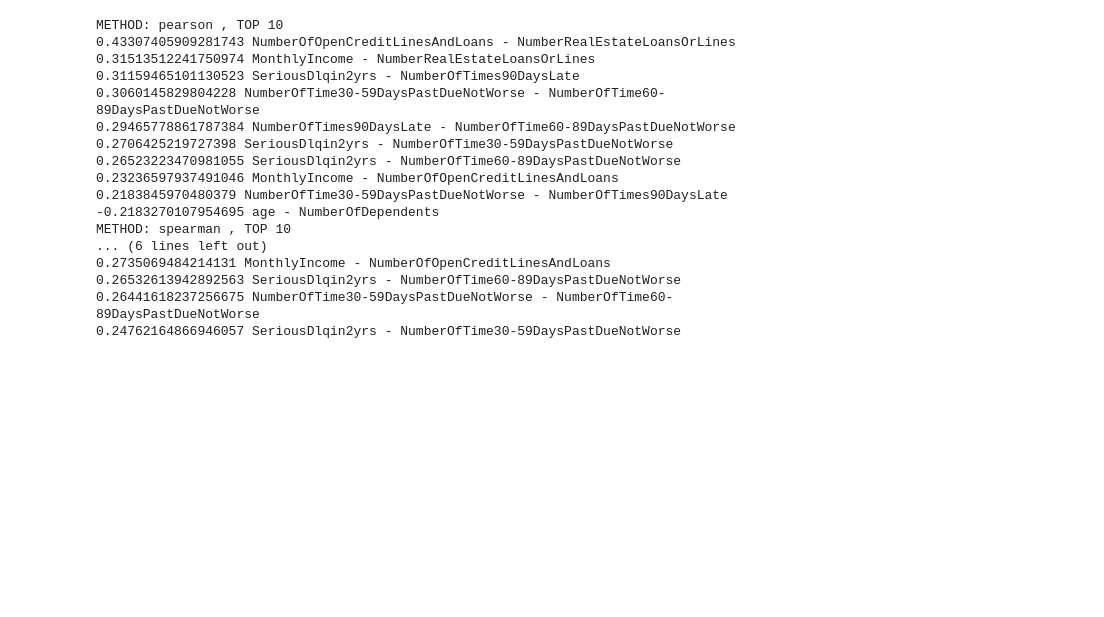
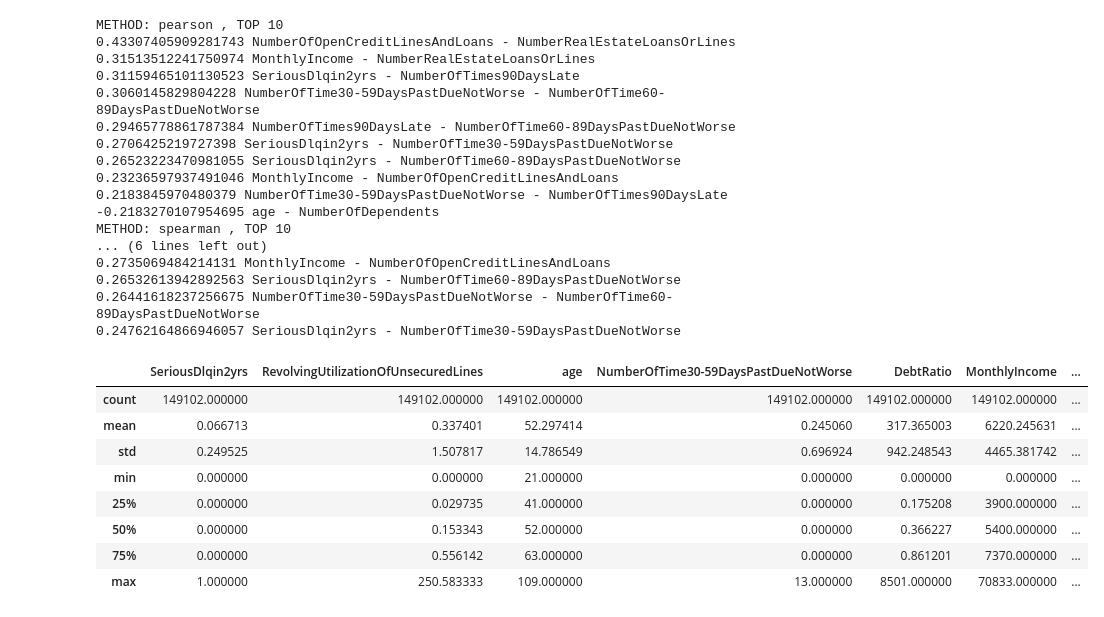
Before and after one commit to ljuba95/ml-project, a Jupyter notebook: main.ipynb, the cells around one changed output. Saved outputs shown, nothing was run; the diff lists cells and outputs as text; code cells hidden in the pictures; blank space fills up the shorter version.

```diff
--- a/main.ipynb
+++ b/main.ipynb
@@ -356,3 +356,15 @@ METHOD: spearman , TOP 10
 0.26532613942892563 SeriousDlqin2yrs - NumberOfTime60-89DaysPastDueNotWorse
 0.26441618237256675 NumberOfTime30-59DaysPastDueNotWorse - NumberOfTime60-89DaysPastDueNotWorse
 0.24762164866946057 SeriousDlqin2yrs - NumberOfTime30-59DaysPastDueNotWorse
+# %%
+df.describe()
+# %% [output]
+|  | SeriousDlqin2yrs | RevolvingUtilizationOfUnsecuredLines | age | NumberOfTime30-59DaysPastDueNotWorse | DebtRatio | MonthlyIncome | ... |
+| count | 149102.000000 | 149102.000000 | 149102.000000 | 149102.000000 | 149102.000000 | 149102.000000 | ... |
+| mean | 0.066713 | 0.337401 | 52.297414 | 0.245060 | 317.365003 | 6220.245631 | ... |
+| std | 0.249525 | 1.507817 | 14.786549 | 0.696924 | 942.248543 | 4465.381742 | ... |
+| min | 0.000000 | 0.000000 | 21.000000 | 0.000000 | 0.000000 | 0.000000 | ... |
+| 25% | 0.000000 | 0.029735 | 41.000000 | 0.000000 | 0.175208 | 3900.000000 | ... |
+| 50% | 0.000000 | 0.153343 | 52.000000 | 0.000000 | 0.366227 | 5400.000000 | ... |
+| 75% | 0.000000 | 0.556142 | 63.000000 | 0.000000 | 0.861201 | 7370.000000 | ... |
+| max | 1.000000 | 250.583333 | 109.000000 | 13.000000 | 8501.000000 | 70833.000000 | ... |
```
Also changed, not shown: parts of 2 cells of this notebook.
